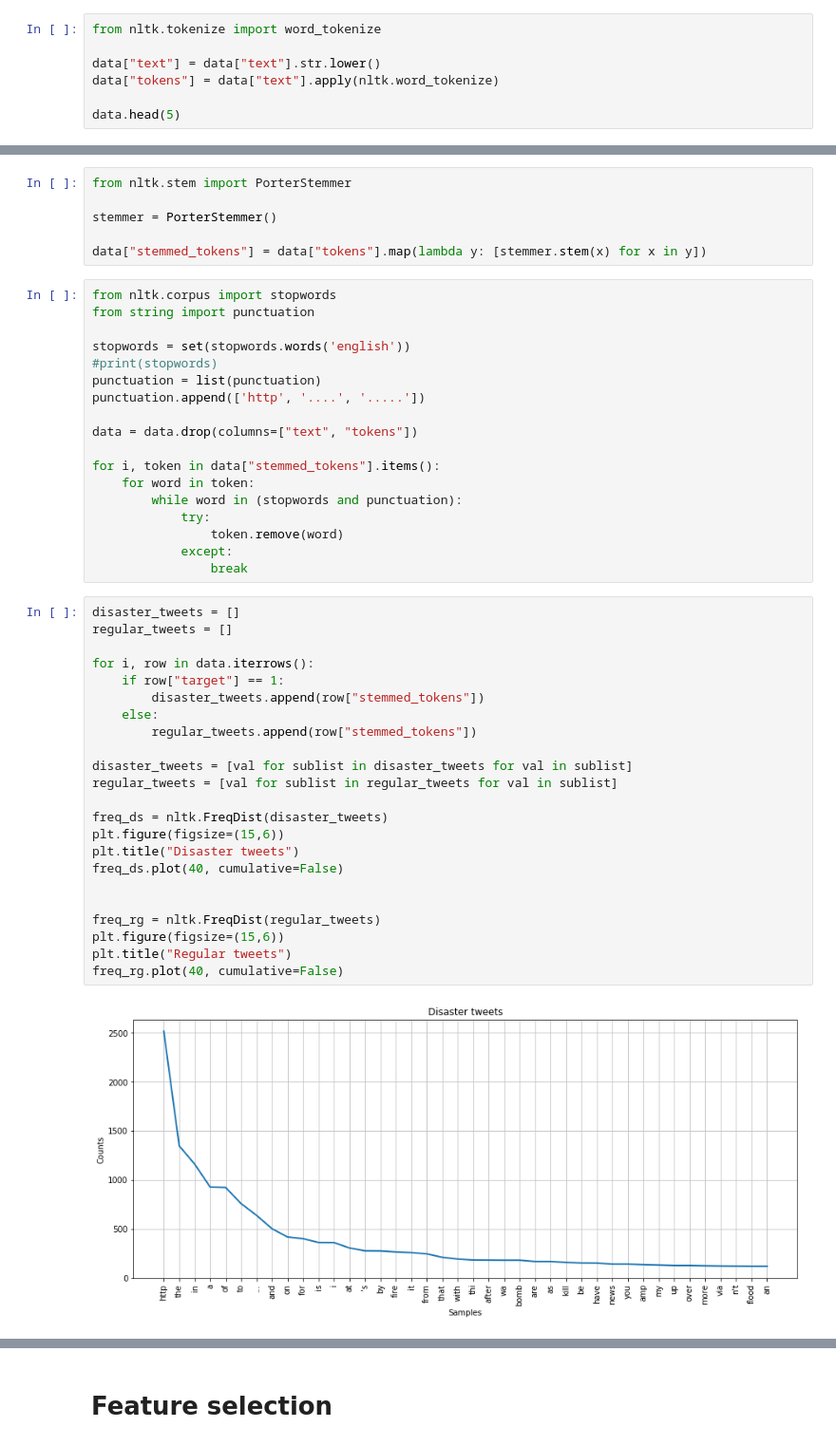
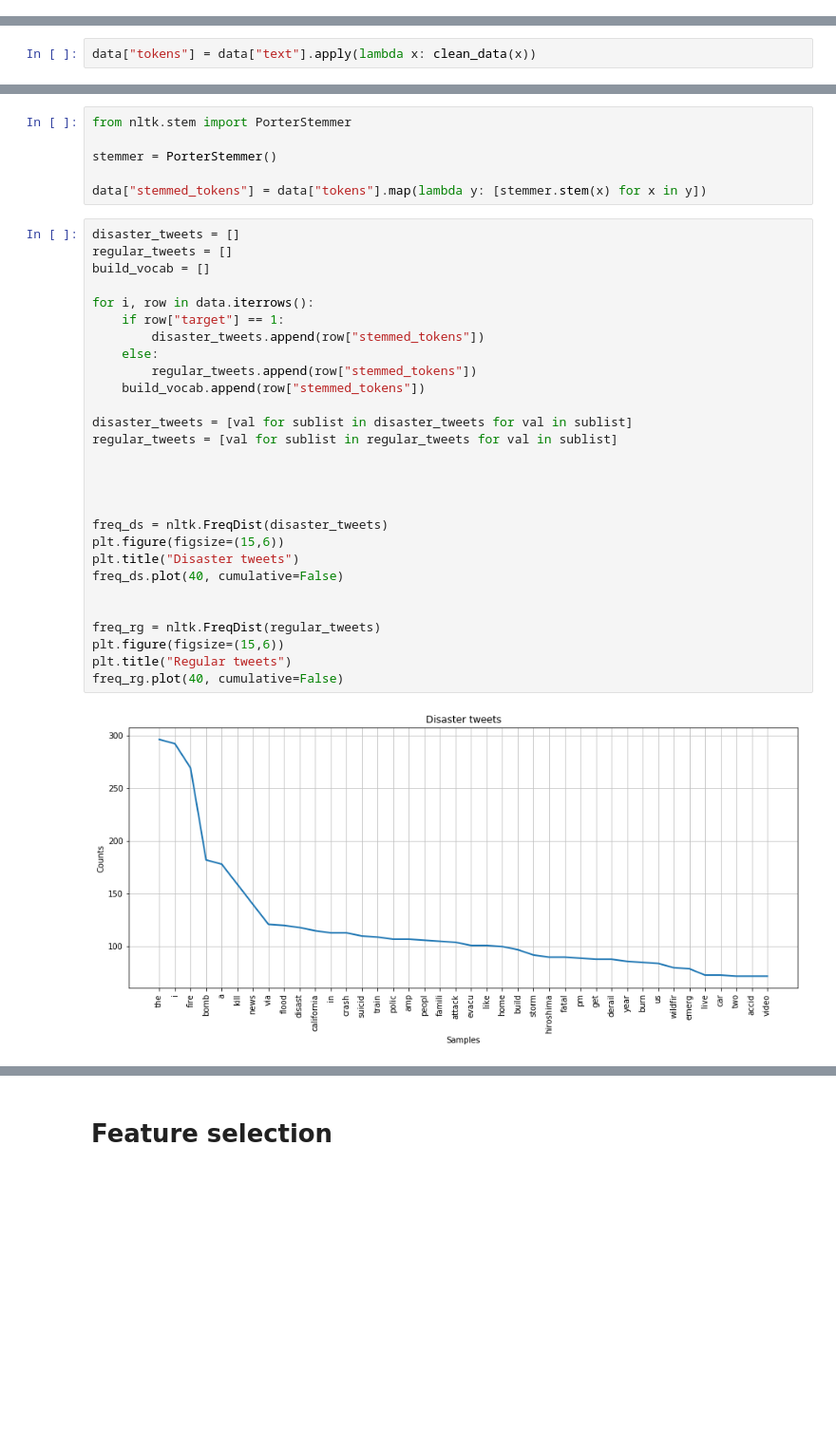
Before and after one commit to Velociraptorvelraptor/disaster-tweets, a Jupyter notebook: disaster_tweets.ipynb, the cells around one changed output, grey strips where cells are left out. Shown at 95% size. Cells and saved outputs as stored; diff of their text form; blank space fills up the shorter version.

Commit message:
Tokenizing approach changed

```diff
--- a/disaster_tweets.ipynb
+++ b/disaster_tweets.ipynb
@@ -48,10 +47,3 @@ for column, row in data.items():
 [figure]
 [figure]
 [figure]
-# %%
-from nltk.tokenize import word_tokenize
-
-data["text"] = data["text"].str.lower()
-data["tokens"] = data["text"].apply(nltk.word_tokenize)
-
-data.head(5)
@@ -64,0 +110,2 @@ data.head(5)
+# %%
+data["tokens"] = data["text"].apply(lambda x: clean_data(x))
@@ -68,46 +125,33 @@ from nltk.stem import PorterStemmer
 stemmer = PorterStemmer()
 
 data["stemmed_tokens"] = data["tokens"].map(lambda y: [stemmer.stem(x) for x in y])
-# %%
-from nltk.corpus import stopwords
-from string import punctuation
-
-stopwords = set(stopwords.words('english'))
-#print(stopwords)
-punctuation = list(punctuation)
-punctuation.append(['http', '....', '.....'])
-
-data = data.drop(columns=["text", "tokens"])
-
-for i, token in data["stemmed_tokens"].items():
-    for word in token:
-        while word in (stopwords and punctuation):
-            try:
-                token.remove(word)
-            except:
-                break
 # %%
 disaster_tweets = []
 regular_tweets = []
+build_vocab = []
 
 for i, row in data.iterrows():
     if row["target"] == 1:
         disaster_tweets.append(row["stemmed_tokens"])
     else:
         regular_tweets.append(row["stemmed_tokens"])
+    build_vocab.append(row["stemmed_tokens"])
 
 disaster_tweets = [val for sublist in disaster_tweets for val in sublist]
 regular_tweets = [val for sublist in regular_tweets for val in sublist]
+
+
+
 
 freq_ds = nltk.FreqDist(disaster_tweets)
 plt.figure(figsize=(15,6))
 plt.title("Disaster tweets")
 freq_ds.plot(40, cumulative=False)
 
 
 freq_rg = nltk.FreqDist(regular_tweets)
 plt.figure(figsize=(15,6))
 plt.title("Regular tweets")
 freq_rg.plot(40, cumulative=False)
 # %% [output]
-[figure, old version]
+[figure, new version]
```
Also changed, not shown: parts of 33 cells of this notebook.
